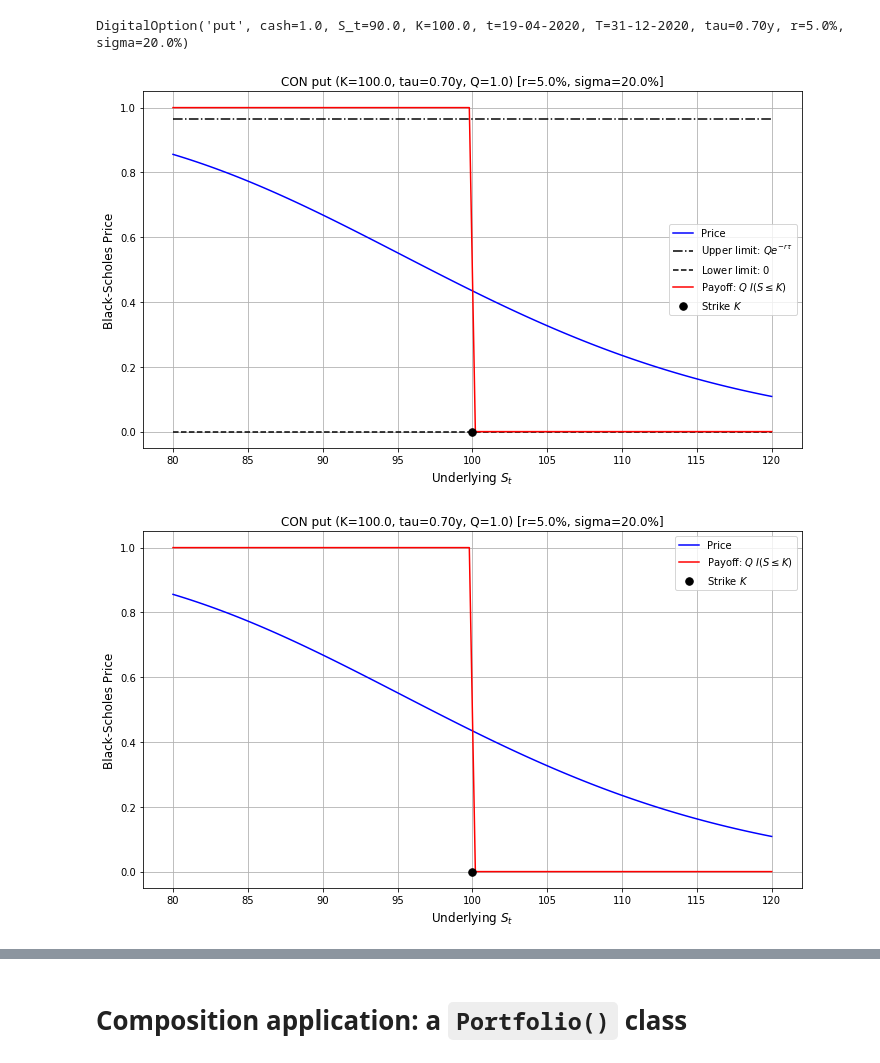
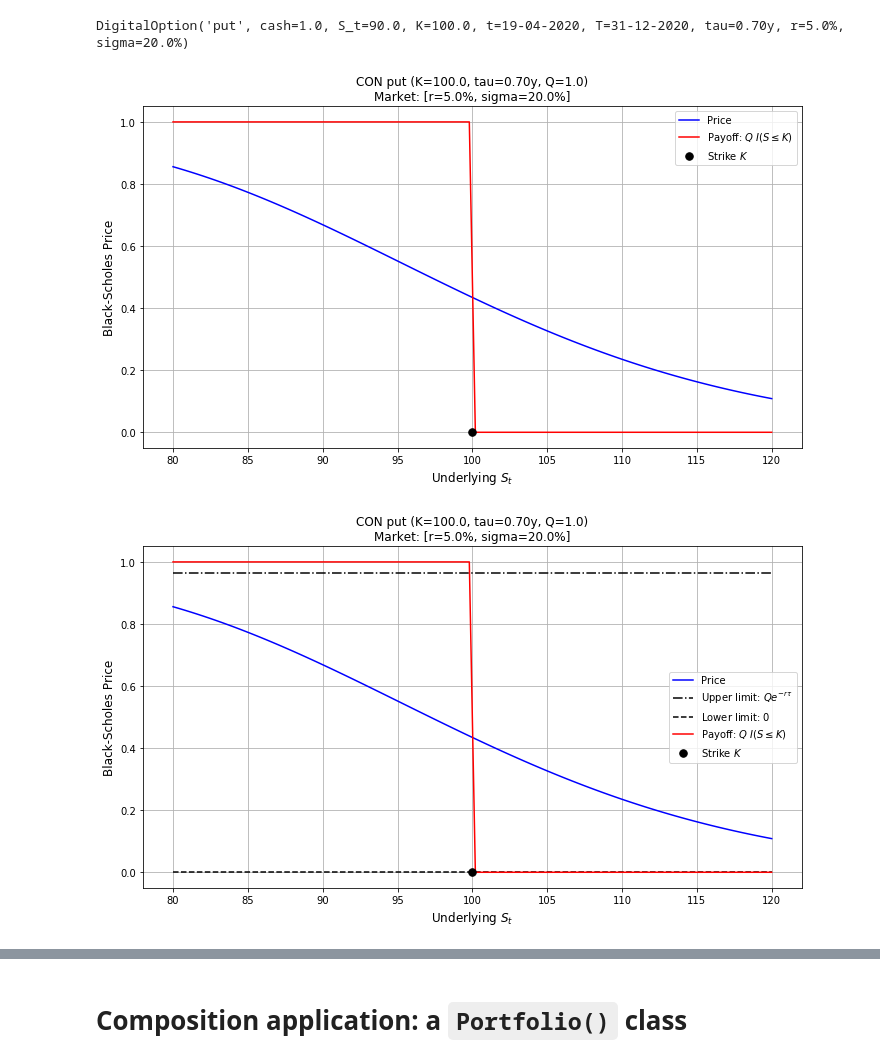
Before and after one commit to gabrielepompa88/IT-For-Business-And-Finance-2019-20, a Jupyter notebook: Notebooks/Derivatives_Analytics___Introduction_to_OOP.ipynb, the cells around one changed output, grey strips where cells are left out. Drawn from its saved outputs; the diff is of its cells as text; code cells hidden in the pictures.

```diff
--- a/Notebooks/Derivatives_Analytics___Introduction_to_OOP.ipynb
+++ b/Notebooks/Derivatives_Analytics___Introduction_to_OOP.ipynb
@@ -3420,10 +3423,9 @@ class DigitalOption(EuropeanOption):
         # amount of cash in case of payment
         self.__Q = cash_amount
 
-        # info string
-        self.__info = r"CON {} (K={:.1f}, tau={:.2f}y, Q={:.1f}) [r={:.1f}%, sigma={:.1f}%]".\
-                        format(self.get_type(), self.get_K(), self.get_tau(), self.get_Q(), self.get_r()*100,
-                               self.get_sigma()*100)
+        # info strings
+        self.__info = r"CON {} (K={:.1f}, tau={:.2f}y, Q={:.1f})".format(self.get_type(), self.get_K(), self.get_tau(), self.get_Q())
+        self.__mkt_info = r"[r={:.1f}%, sigma={:.1f}%]".format(self.get_r()*100, self.get_sigma()*100)
 
         # informations dictionary
         self.__docstring_dict = {
@@ -3446,6 +3448,9 @@ class DigitalOption(EuropeanOption):
     # getters
     def get_info(self):
         return self.__info
+
+    def get_mkt_info(self):
+        return self.__mkt_info
 
     def get_Q(self):
         return self.__Q
@@ -3721,7 +3726,7 @@ class Plotter():
 
         # parse informations from FinancialInstrument
         self.fin_inst = FinancialInstrument
-        self.__title_label = self.fin_inst.get_info()
+        self.__title_label = self.fin_inst.get_info() + "\n" + "Market: " + self.fin_inst.get_mkt_info()
 
         # define x-axis
         S_range = args[0] if len(args) > 0 else kwargs['S'] if 'S' in kwargs else self.fin_inst.get_K()
@@ -3781,7 +3786,7 @@ class Plotter():
         if isinstance(tau, Iterable):
             self.__plot_multi_tau(x_axis, tau)
         else:
-            plot_limits = args[2] if len(args) > 2 else kwargs['plot_limits'] if 'plot_limits' in kwargs else True
+            plot_limits = args[2] if len(args) > 2 else kwargs['plot_limits'] if 'plot_limits' in kwargs else False
             self.__plot_single_tau(x_axis, tau, plot_limits)
 
     def __plot_multi_tau(self, S, multi_tau):
@@ -3899,11 +3904,11 @@ option_plotter = Plotter(CON_Put)
 # %%
 option_plotter.plot()
 # %% [output]
-[figure, old version]
+[figure, new version]
 # %%
-option_plotter.plot(plot_limits=False)
+option_plotter.plot(plot_limits=True)
 # %% [output]
-[figure, old version]
+[figure, new version]
 # %%
 option_plotter.plot(tau=[0.05, 0.1, 0.25, 0.5, 0.75, 1.0])
 # %% [output]
```
Also changed, not shown: parts of 24 cells of this notebook.
